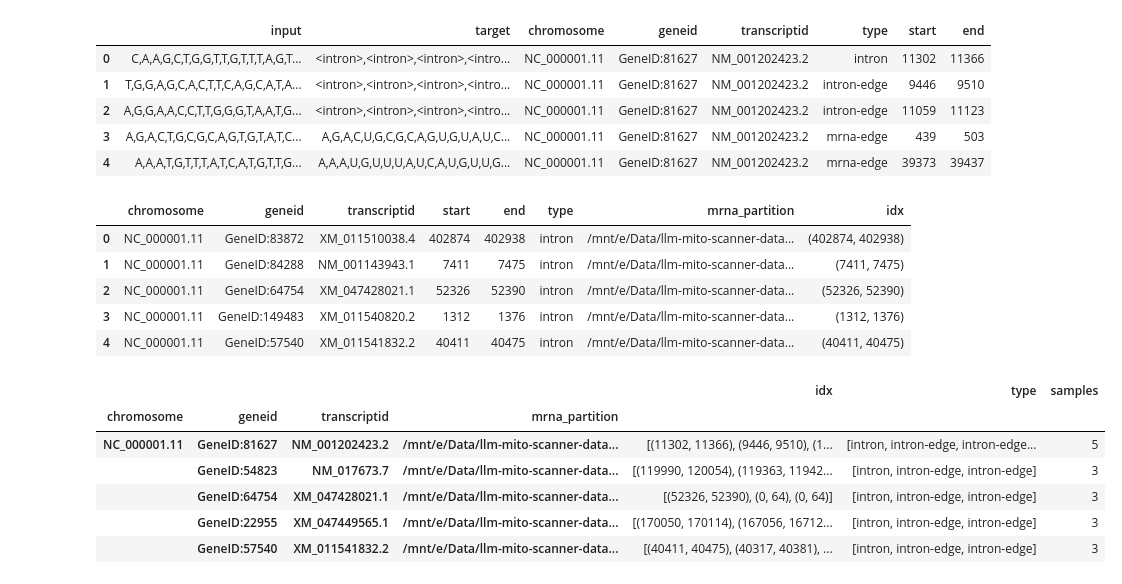
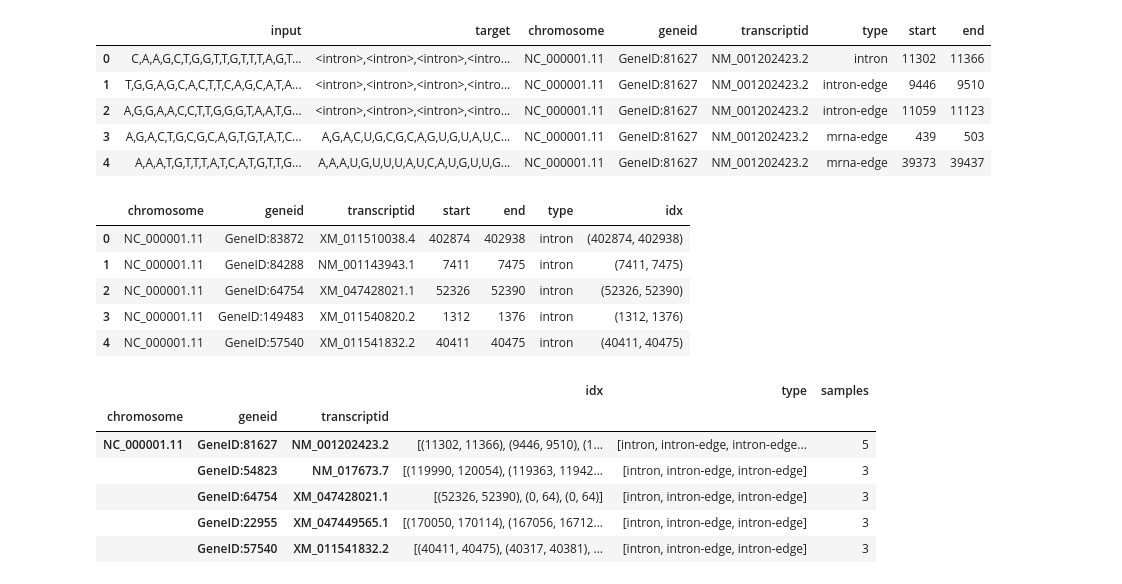
Before and after one commit to DataAndDeadlifts/main, a Jupyter notebook: nbs/04 training.transcription.sampling.ipynb, the cells around one changed output. Saved outputs shown, nothing was run; the diff lists cells and outputs as text; code cells hidden in the pictures.

```diff
--- a/nbs/04 training.transcription.sampling.ipynb
+++ b/nbs/04 training.transcription.sampling.ipynb
@@ -490,6 +449,0 @@ list(mrna_file_index.keys())[:2]
-# %%
-#| hide
-example_sample_sequence_idx.loc[:, 'mrna_partition'] = example_sample_sequence_idx.apply(
-    lambda row: mrna_file_index.get((row.chromosome, row.geneid, row.transcriptid)),
-    axis=1)
-example_sample_sequence_idx.head()
@@ -703,26 +690,26 @@ get_gene_transcript_samples_wrapper(
 example_sample_sequence_idx.loc[:, "idx"] = pd.Series(zip(example_sample_sequence_idx.start, example_sample_sequence_idx.end))
 example_sample_sequence_idx.head()
 # %% [output]
-|  | chromosome | geneid | transcriptid | start | end | type | mrna_partition | idx |
-| 0 | NC_000001.11 | GeneID:83872 | XM_011510038.4 | 402874 | 402938 | intron | /mnt/e/Data/llm-mito-scanner-data... | (402874, 402938) |
-| 1 | NC_000001.11 | GeneID:84288 | NM_001143943.1 | 7411 | 7475 | intron | /mnt/e/Data/llm-mito-scanner-data... | (7411, 7475) |
-| 2 | NC_000001.11 | GeneID:64754 | XM_047428021.1 | 52326 | 52390 | intron | /mnt/e/Data/llm-mito-scanner-data... | (52326, 52390) |
-| 3 | NC_000001.11 | GeneID:149483 | XM_011540820.2 | 1312 | 1376 | intron | /mnt/e/Data/llm-mito-scanner-data... | (1312, 1376) |
-| 4 | NC_000001.11 | GeneID:57540 | XM_011541832.2 | 40411 | 40475 | intron | /mnt/e/Data/llm-mito-scanner-data... | (40411, 40475) |
+|  | chromosome | geneid | transcriptid | start | end | type | idx |
+| 0 | NC_000001.11 | GeneID:83872 | XM_011510038.4 | 402874 | 402938 | intron | (402874, 402938) |
+| 1 | NC_000001.11 | GeneID:84288 | NM_001143943.1 | 7411 | 7475 | intron | (7411, 7475) |
+| 2 | NC_000001.11 | GeneID:64754 | XM_047428021.1 | 52326 | 52390 | intron | (52326, 52390) |
+| 3 | NC_000001.11 | GeneID:149483 | XM_011540820.2 | 1312 | 1376 | intron | (1312, 1376) |
+| 4 | NC_000001.11 | GeneID:57540 | XM_011541832.2 | 40411 | 40475 | intron | (40411, 40475) |
 # %%
 #| hide
-example_sample_idx_grouped = example_sample_sequence_idx.groupby(["chromosome", "geneid", "transcriptid", "mrna_partition"]).agg({
+example_sample_idx_grouped = example_sample_sequence_idx.groupby(["chromosome", "geneid", "transcriptid"]).agg({
     "idx": list,
     "type": list
 })
 example_sample_idx_grouped.loc[:, 'samples'] = example_sample_idx_grouped.idx.apply(len)
 example_sample_idx_grouped.sort_values('samples', ascending=False, inplace=True)
 example_sample_idx_grouped.head()
 # %% [output]
-|  |  |  |  | idx | type | samples |
-| chromosome | geneid | transcriptid | mrna_partition |  |  |  |
-| NC_000001.11 | GeneID:81627 | NM_001202423.2 | /mnt/e/Data/llm-mito-scanner-data... | [(11302, 11366), (9446, 9510), (1... | [intron, intron-edge, intron-edge... | 5 |
-|  | GeneID:54823 | NM_017673.7 | /mnt/e/Data/llm-mito-scanner-data... | [(119990, 120054), (119363, 11942... | [intron, intron-edge, intron-edge] | 3 |
-|  | GeneID:64754 | XM_047428021.1 | /mnt/e/Data/llm-mito-scanner-data... | [(52326, 52390), (0, 64), (0, 64)] | [intron, intron-edge, intron-edge] | 3 |
-|  | GeneID:22955 | XM_047449565.1 | /mnt/e/Data/llm-mito-scanner-data... | [(170050, 170114), (167056, 16712... | [intron, intron-edge, intron-edge] | 3 |
-|  | GeneID:57540 | XM_011541832.2 | /mnt/e/Data/llm-mito-scanner-data... | [(40411, 40475), (40317, 40381), ... | [intron, intron-edge, intron-edge] | 3 |
+|  |  |  | idx | type | samples |
+| chromosome | geneid | transcriptid |  |  |  |
+| NC_000001.11 | GeneID:81627 | NM_001202423.2 | [(11302, 11366), (9446, 9510), (1... | [intron, intron-edge, intron-edge... | 5 |
+|  | GeneID:54823 | NM_017673.7 | [(119990, 120054), (119363, 11942... | [intron, intron-edge, intron-edge] | 3 |
+|  | GeneID:64754 | XM_047428021.1 | [(52326, 52390), (0, 64), (0, 64)] | [intron, intron-edge, intron-edge] | 3 |
+|  | GeneID:22955 | XM_047449565.1 | [(170050, 170114), (167056, 16712... | [intron, intron-edge, intron-edge] | 3 |
+|  | GeneID:57540 | XM_011541832.2 | [(40411, 40475), (40317, 40381), ... | [intron, intron-edge, intron-edge] | 3 |
```
Also changed, not shown: parts of 28 cells of this notebook, 7 other files.
